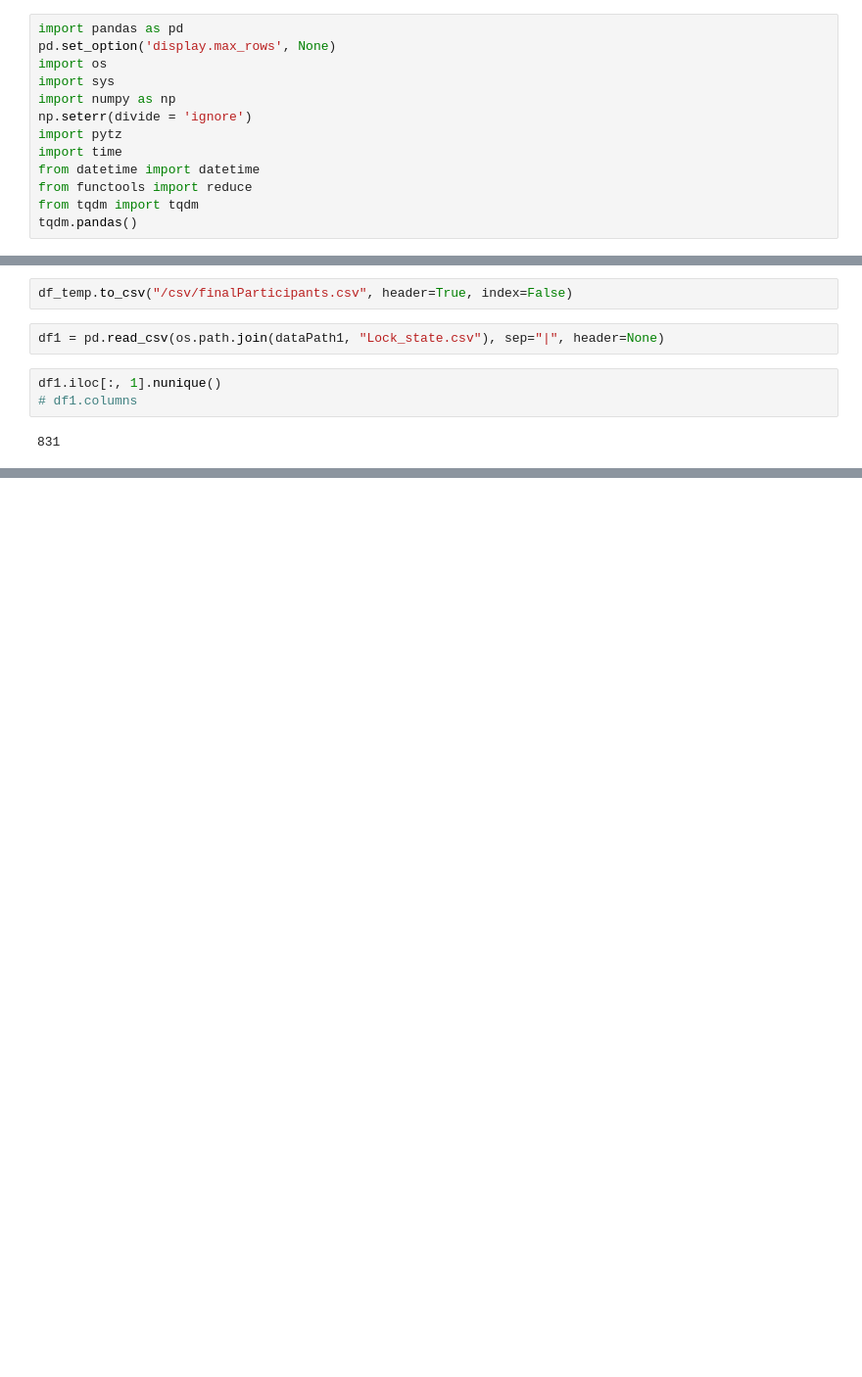
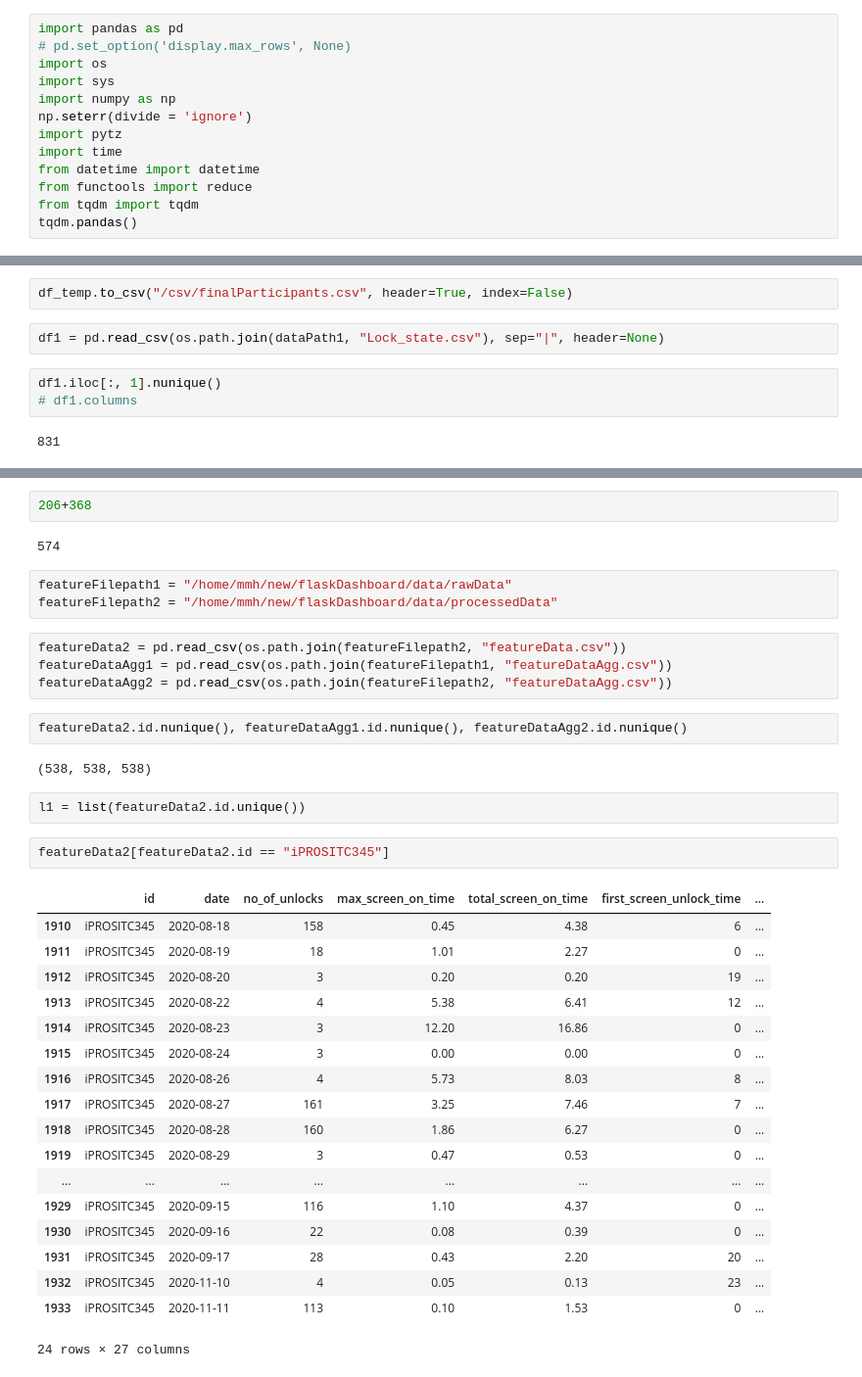
Before and after one commit to mohd-muzamil/flaskDashboard, a Jupyter notebook: preprocessing/DataExploration.ipynb, the cells around one changed output, grey strips where cells are left out. Shown at 98% size. Saved outputs shown, nothing was run; the diff lists cells and outputs as text; blank space fills up the shorter version.

```diff
--- a/preprocessing/DataExploration.ipynb
+++ b/preprocessing/DataExploration.ipynb
@@ -4,7 +4,7 @@ Exploring the participants and the amount of data we have in different databases
 comparing the data volume for backup_frigg1 and backup participants
 # %%
 import pandas as pd
-pd.set_option('display.max_rows', None)
+# pd.set_option('display.max_rows', None)
 import os
 import sys
 import numpy as np
@@ -298,0 +384,38 @@ df1.iloc[:, 1].nunique()
+# %%
+206+368
+# %% [output]
+574
+# %%
+featureFilepath1 = "/home/mmh/new/flaskDashboard/data/rawData"
+featureFilepath2 = "/home/mmh/new/flaskDashboard/data/processedData"
+# %%
+featureData2 = pd.read_csv(os.path.join(featureFilepath2, "featureData.csv"))
+featureDataAgg1 = pd.read_csv(os.path.join(featureFilepath1, "featureDataAgg.csv"))
+featureDataAgg2 = pd.read_csv(os.path.join(featureFilepath2, "featureDataAgg.csv"))
+# %%
+featureData2.id.nunique(), featureDataAgg1.id.nunique(), featureDataAgg2.id.nunique()
+# %% [output]
+(538, 538, 538)
+# %%
+l1 = list(featureData2.id.unique())
+# %%
+featureData2[featureData2.id == "iPROSITC345"]
+# %% [output]
+|  | id | date | no_of_unlocks | max_screen_on_time | total_screen_on_time | first_screen_unlock_time | ... |
+| 1910 | iPROSITC345 | 2020-08-18 | 158 | 0.45 | 4.38 | 6 | ... |
+| 1911 | iPROSITC345 | 2020-08-19 | 18 | 1.01 | 2.27 | 0 | ... |
+| 1912 | iPROSITC345 | 2020-08-20 | 3 | 0.20 | 0.20 | 19 | ... |
+| 1913 | iPROSITC345 | 2020-08-22 | 4 | 5.38 | 6.41 | 12 | ... |
+| 1914 | iPROSITC345 | 2020-08-23 | 3 | 12.20 | 16.86 | 0 | ... |
+| 1915 | iPROSITC345 | 2020-08-24 | 3 | 0.00 | 0.00 | 0 | ... |
+| 1916 | iPROSITC345 | 2020-08-26 | 4 | 5.73 | 8.03 | 8 | ... |
+| 1917 | iPROSITC345 | 2020-08-27 | 161 | 3.25 | 7.46 | 7 | ... |
+| 1918 | iPROSITC345 | 2020-08-28 | 160 | 1.86 | 6.27 | 0 | ... |
+| 1919 | iPROSITC345 | 2020-08-29 | 3 | 0.47 | 0.53 | 0 | ... |
+| ... | ... | ... | ... | ... | ... | ... | ... |
+| 1929 | iPROSITC345 | 2020-09-15 | 116 | 1.10 | 4.37 | 0 | ... |
+| 1930 | iPROSITC345 | 2020-09-16 | 22 | 0.08 | 0.39 | 0 | ... |
+| 1931 | iPROSITC345 | 2020-09-17 | 28 | 0.43 | 2.20 | 20 | ... |
+| 1932 | iPROSITC345 | 2020-11-10 | 4 | 0.05 | 0.13 | 23 | ... |
+| 1933 | iPROSITC345 | 2020-11-11 | 113 | 0.10 | 1.53 | 0 | ... |
+24 rows × 27 columns
```
Also changed, not shown: parts of 14 cells of this notebook, 6 other files.
